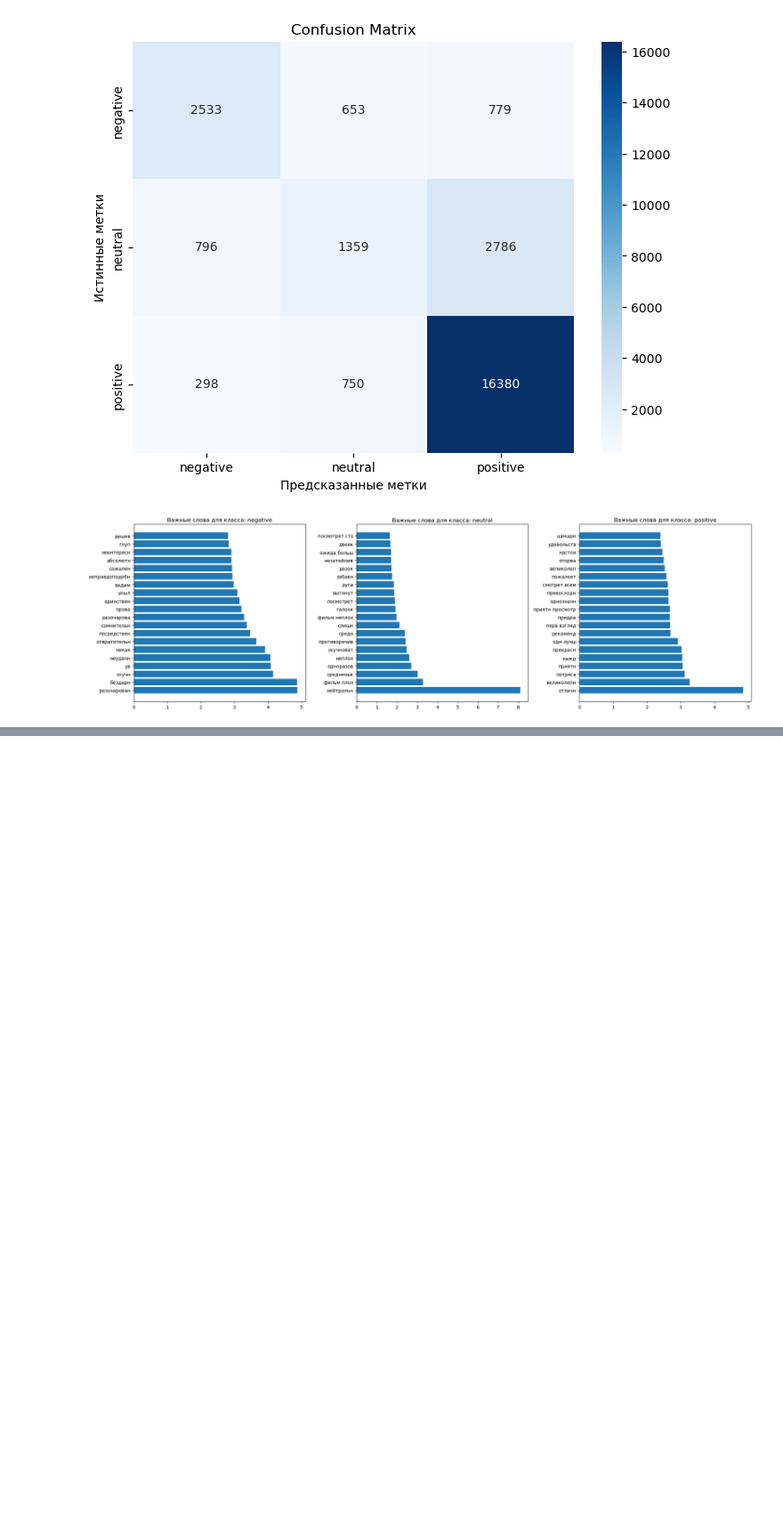
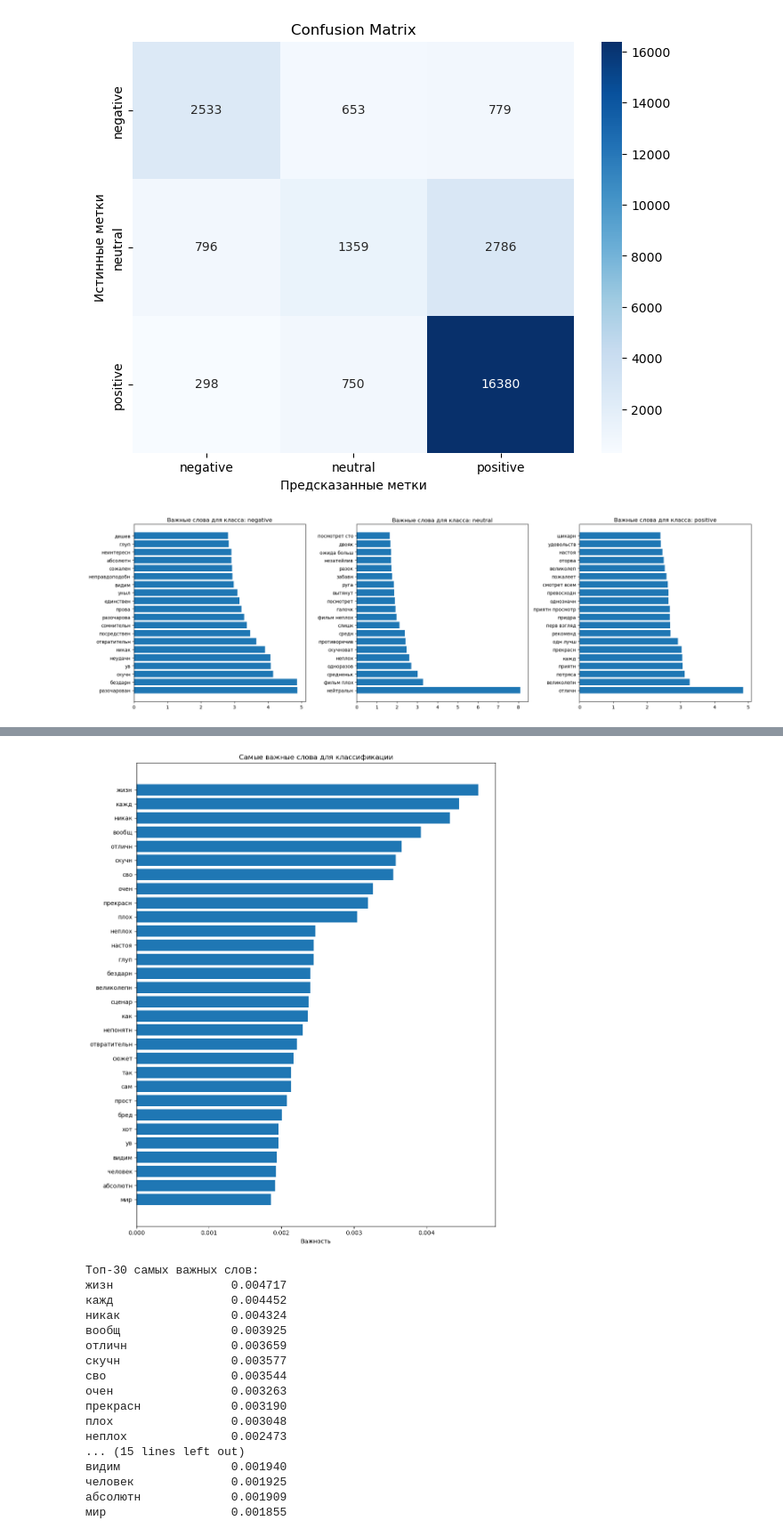
Before and after one commit to Sssn4ke/NLP_study, a Jupyter notebook: NLP_start.ipynb, the cells around one changed output, grey strips where cells are left out. Shown at 89% size. Drawn from its saved outputs; the diff is of its cells as text; code cells hidden in the pictures; blank space fills up the shorter version.

```diff
--- a/NLP_start.ipynb
+++ b/NLP_start.ipynb
@@ -387,0 +524,49 @@ plot_top_features(lr_model, feature_names)
+# %%
+import numpy as np
+# Самый простой способ - глобальная важность признаков
+def plot_global_importance(model, feature_names, n_top_features=30):
+    if hasattr(model, 'feature_importances_'):
+        # Получаем важность признаков
+        importances = model.feature_importances_
+
+        # Сортируем
+        indices = np.argsort(importances)[-n_top_features:]
+
+        # Строим график
+        plt.figure(figsize=(10, 12))
+        plt.barh(range(len(indices)), importances[indices])
+        plt.yticks(range(len(indices)), [feature_names[i] for i in indices])
+        plt.title('Самые важные слова для классификации')
+        plt.xlabel('Важность')
+        plt.tight_layout()
+        plt.show()
+
+        # Печатаем топ-слов
+        print("Топ-{} самых важных слов:".format(n_top_features))
+        for i in reversed(indices):
+            print(f"{feature_names[i]:20} {importances[i]:.6f}")
+
+    else:
+        print("Модель не поддерживает feature_importances_")
+
+# Используем
+plot_global_importance(rf_model, feature_names)
+# %% [output]
+[figure, added]
+Топ-30 самых важных слов:
+жизн                 0.004717
+кажд                 0.004452
+никак                0.004324
+вообщ                0.003925
+отличн               0.003659
+скучн                0.003577
+сво                  0.003544
+очен                 0.003263
+прекрасн             0.003190
+плох                 0.003048
+неплох               0.002473
+... (15 lines left out)
+видим                0.001940
+человек              0.001925
+абсолютн             0.001909
+мир                  0.001855
```
Also changed, not shown: parts of 16 cells of this notebook.
